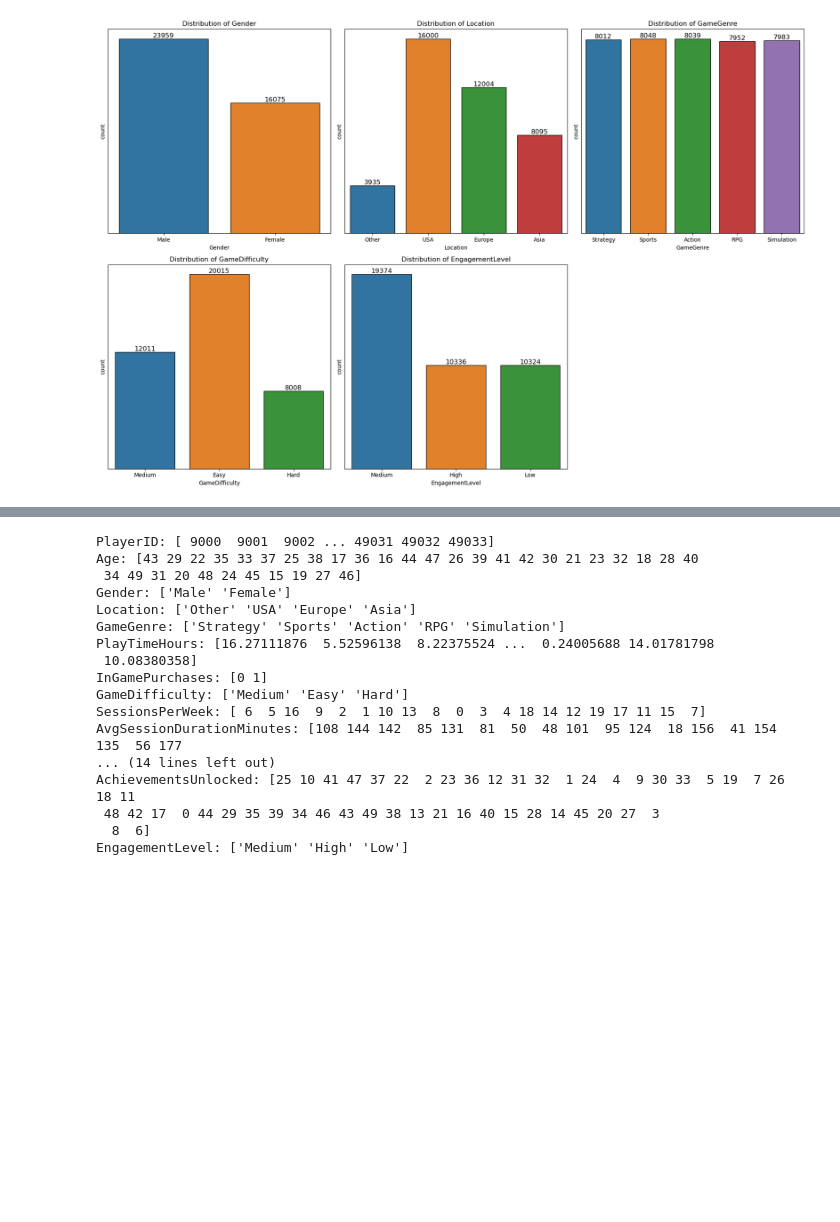
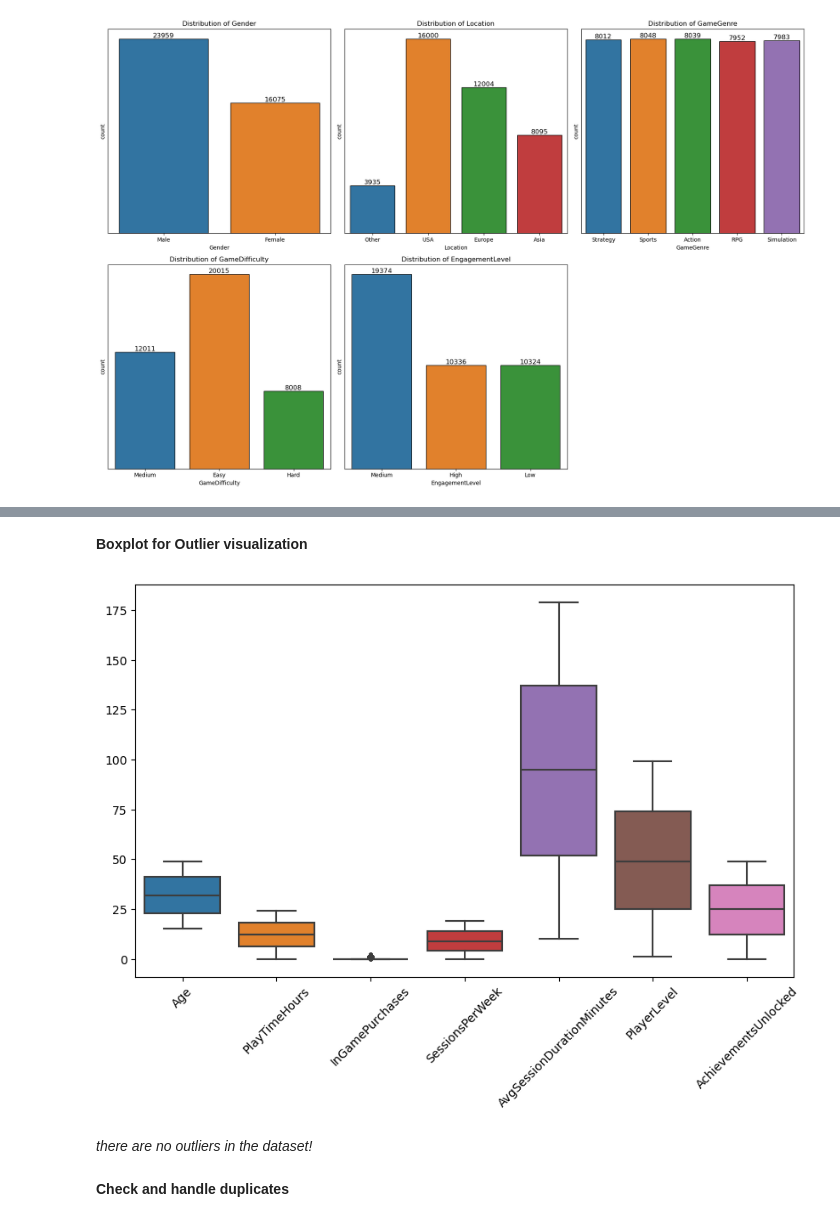
Before and after one commit to UgeneTettey/Blossom_Projects, a Jupyter notebook: capstone/Online_Gaming_Behavior/Online_Gaming_Prediction.ipynb, the cells around one changed output, grey strips where cells are left out. Cells and saved outputs as stored; diff of their text form; code cells hidden in the pictures; blank space fills up the shorter version.

```diff
--- a/capstone/Online_Gaming_Behavior/Online_Gaming_Prediction.ipynb
+++ b/capstone/Online_Gaming_Behavior/Online_Gaming_Prediction.ipynb
@@ -162,24 +206,13 @@ numerical_cols
+# %% [markdown]
+**Boxplot for Outlier visualization**
 # %%
-columns = game_df.columns.tolist()
-
-# Print unique values for each column
-for col in columns:
-    print(f'{col}: {game_df[col].unique()}')
+plt.figure(figsize=(10,6))
+sns.boxplot(data=game_df)
+plt.xticks(rotation=45)
+plt.show()
 # %% [output]
-PlayerID: [ 9000  9001  9002 ... 49031 49032 49033]
-Age: [43 29 22 35 33 37 25 38 17 36 16 44 47 26 39 41 42 30 21 23 32 18 28 40
- 34 49 31 20 48 24 45 15 19 27 46]
-Gender: ['Male' 'Female']
-Location: ['Other' 'USA' 'Europe' 'Asia']
-GameGenre: ['Strategy' 'Sports' 'Action' 'RPG' 'Simulation']
-PlayTimeHours: [16.27111876  5.52596138  8.22375524 ...  0.24005688 14.01781798
- 10.08380358]
-InGamePurchases: [0 1]
-GameDifficulty: ['Medium' 'Easy' 'Hard']
-SessionsPerWeek: [ 6  5 16  9  2  1 10 13  8  0  3  4 18 14 12 19 17 11 15  7]
-AvgSessionDurationMinutes: [108 144 142  85 131  81  50  48 101  95 124  18 156  41 154 135  56 177
-... (14 lines left out)
-AchievementsUnlocked: [25 10 41 47 37 22  2 23 36 12 31 32  1 24  4  9 30 33  5 19  7 26 18 11
- 48 42 17  0 44 29 35 39 34 46 43 49 38 13 21 16 40 15 28 14 45 20 27  3
-  8  6]
-EngagementLevel: ['Medium' 'High' 'Low']
+[figure, added]
+# %% [markdown]
+*there are no outliers in the dataset!*
+# %% [markdown]
+**Check and handle duplicates**
```
Also changed, not shown: parts of 14 cells of this notebook.
